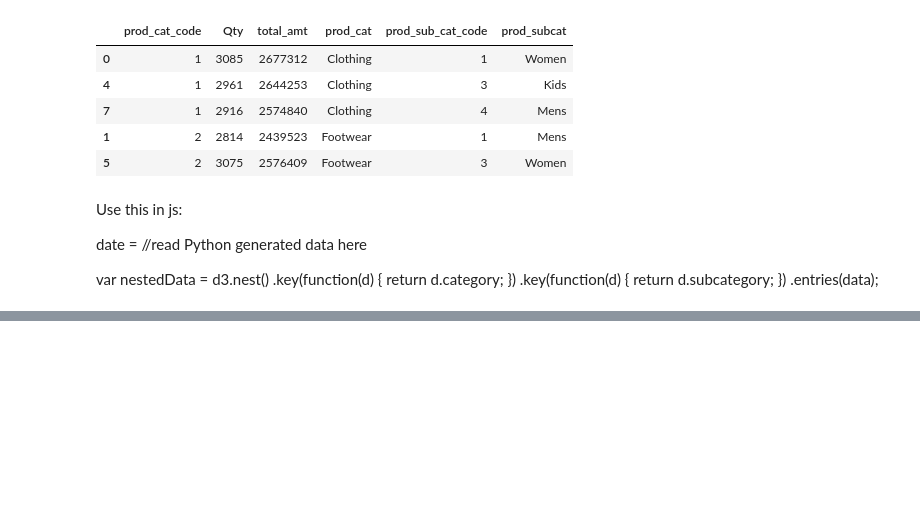
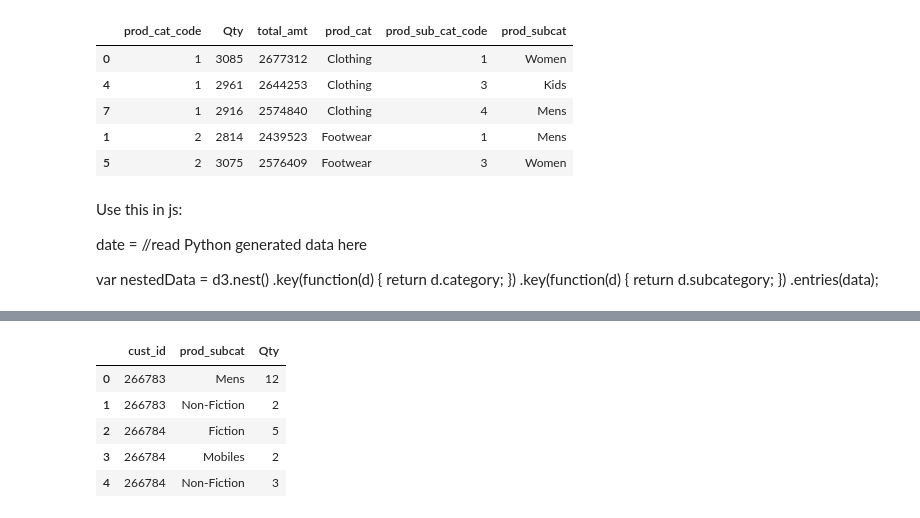
Before and after one commit to AlessandraMonaco/Visual-Analytics, a Jupyter notebook: src/app.ipynb, the cells around one changed output, grey strips where cells are left out. Saved outputs shown, nothing was run; the diff lists cells and outputs as text; code cells hidden in the pictures; blank space fills up the shorter version.

```diff
--- a/src/app.ipynb
+++ b/src/app.ipynb
@@ -97,0 +112,11 @@ var nestedData = d3.nest()
+# %%
+gr_data = data.groupby(['cust_id', 'prod_subcat'])["Qty"].apply(lambda x : x.astype(int).sum()).to_frame()
+gr_data = gr_data.reset_index()
+gr_data.head()
+# %% [output]
+|  | cust_id | prod_subcat | Qty |
+| 0 | 266783 | Mens | 12 |
+| 1 | 266783 | Non-Fiction | 2 |
+| 2 | 266784 | Fiction | 5 |
+| 3 | 266784 | Mobiles | 2 |
+| 4 | 266784 | Non-Fiction | 3 |
```
Also changed, not shown: parts of 11 cells of this notebook, 8 other files.
